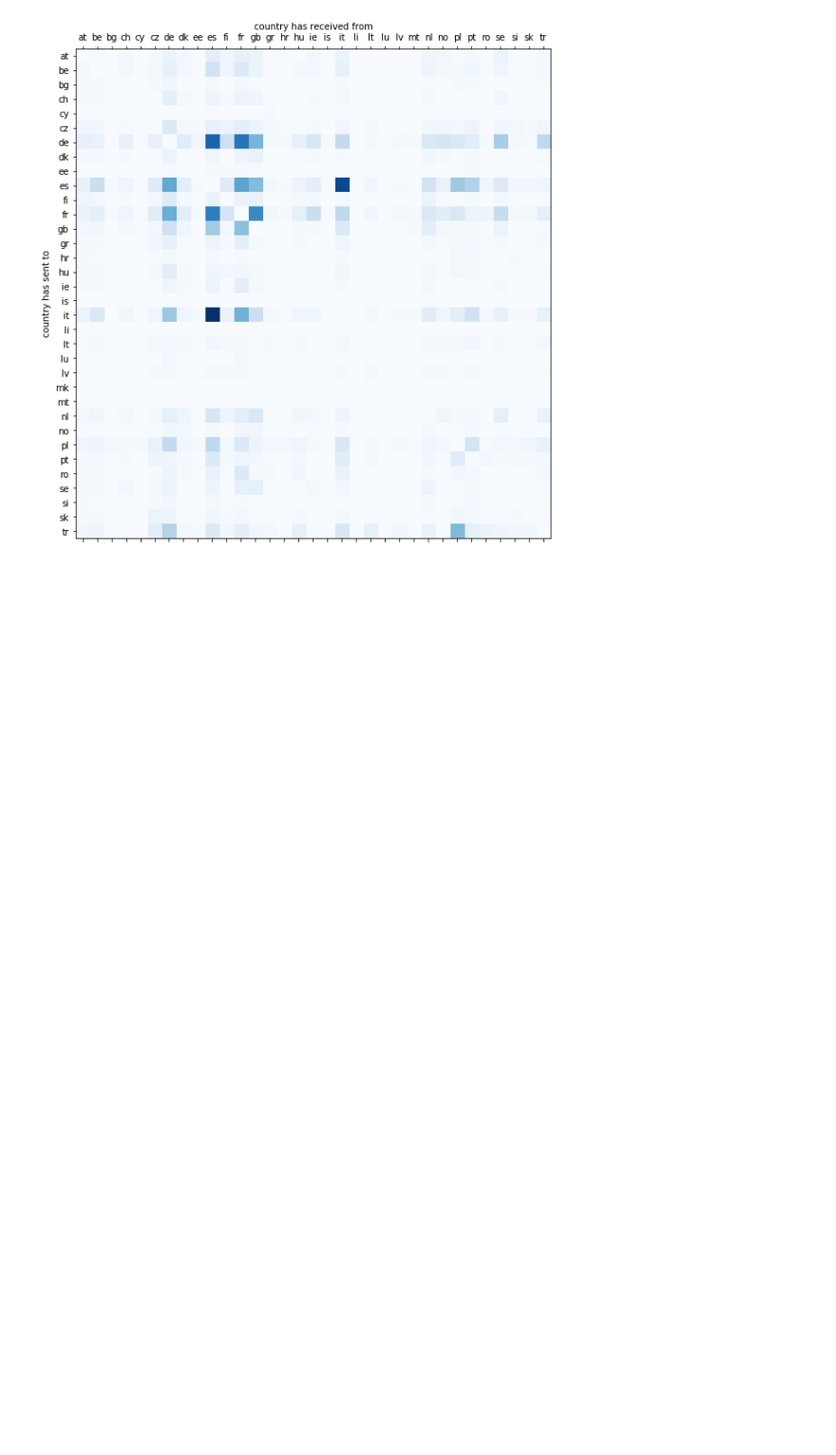
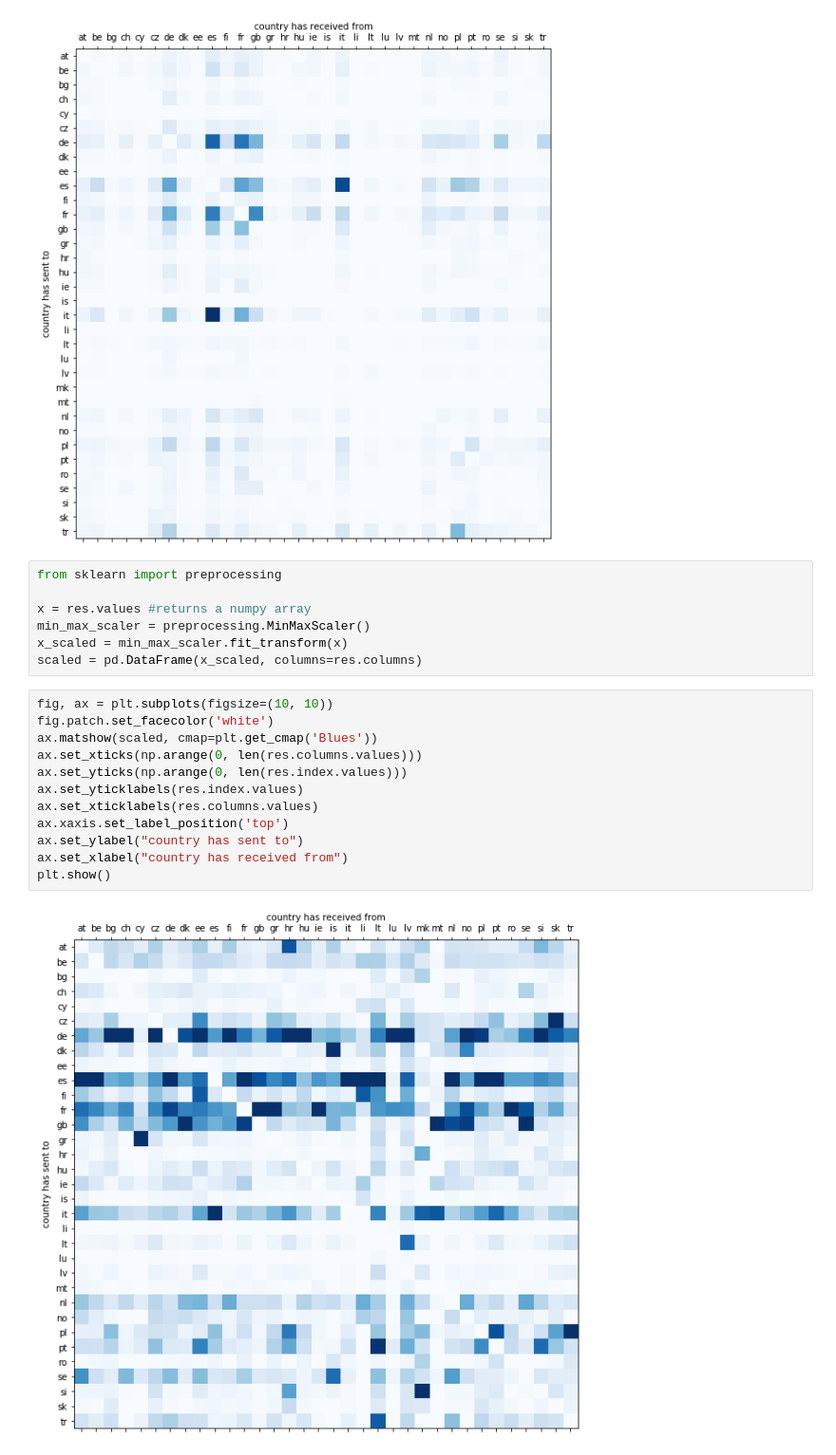
Before and after one commit to mskl/VI13, a Jupyter notebook: datasets/map/corstudentcount.ipynb, the cells around one changed output. Shown: that part at 95% size. Saved outputs shown, nothing was run; the diff lists cells and outputs as text; blank space fills up the shorter version.

```diff
--- a/datasets/map/corstudentcount.ipynb
+++ b/datasets/map/corstudentcount.ipynb
@@ -77,3 +69,24 @@ ax.set_xlabel("country has received from")
 plt.show()
 # %% [output]
 [figure]
+# %%
+from sklearn import preprocessing
+
+x = res.values #returns a numpy array
+min_max_scaler = preprocessing.MinMaxScaler()
+x_scaled = min_max_scaler.fit_transform(x)
+scaled = pd.DataFrame(x_scaled, columns=res.columns)
+# %%
+fig, ax = plt.subplots(figsize=(10, 10))
+fig.patch.set_facecolor('white')
+ax.matshow(scaled, cmap=plt.get_cmap('Blues'))
+ax.set_xticks(np.arange(0, len(res.columns.values)))
+ax.set_yticks(np.arange(0, len(res.index.values)))
+ax.set_yticklabels(res.index.values)
+ax.set_xticklabels(res.columns.values)
+ax.xaxis.set_label_position('top')
+ax.set_ylabel("country has sent to")
+ax.set_xlabel("country has received from")
+plt.show()
+# %% [output]
+[figure, added]
```
Also changed, not shown: parts of 4 cells of this notebook, 1 other file.
